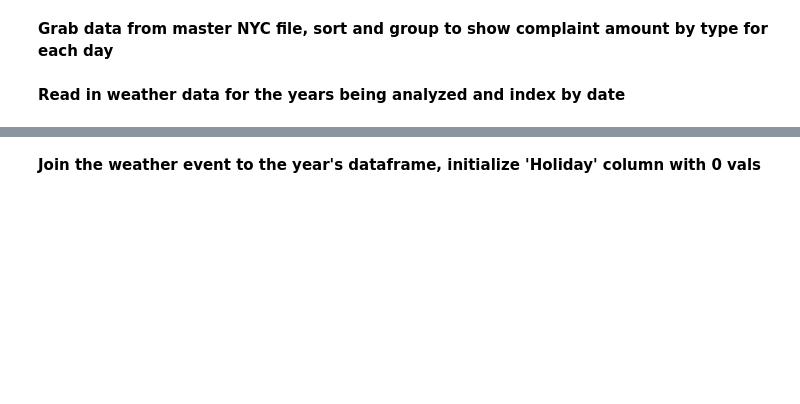
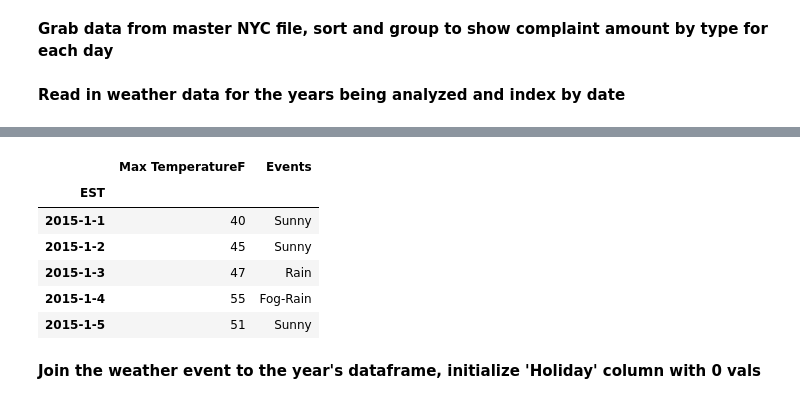
Before and after one commit to Whitepatrick/311_holidays, a Jupyter notebook: clean_data/final/nyc/problem.ipynb, the cells around one changed output, grey strips where cells are left out. Saved outputs shown, nothing was run; the diff lists cells and outputs as text; code cells hidden in the pictures; blank space fills up the shorter version.

```diff
--- a/clean_data/final/nyc/problem.ipynb
+++ b/clean_data/final/nyc/problem.ipynb
@@ -35,2 +48,12 @@ df_weather_2015 = df_weather_2015.set_index('EST')
+# %%
+df_weather_2015.head()
+# %% [output]
+|  | Max TemperatureF | Events |
+| EST |  |  |
+| 2015-1-1 | 40 | Sunny |
+| 2015-1-2 | 45 | Sunny |
+| 2015-1-3 | 47 | Rain |
+| 2015-1-4 | 55 | Fog-Rain |
+| 2015-1-5 | 51 | Sunny |
 # %% [markdown]
 **Join the weather event to the year's dataframe, initialize 'Holiday' column with 0 vals**
```
Also changed, not shown: parts of 28 cells of this notebook, 10 other files.
